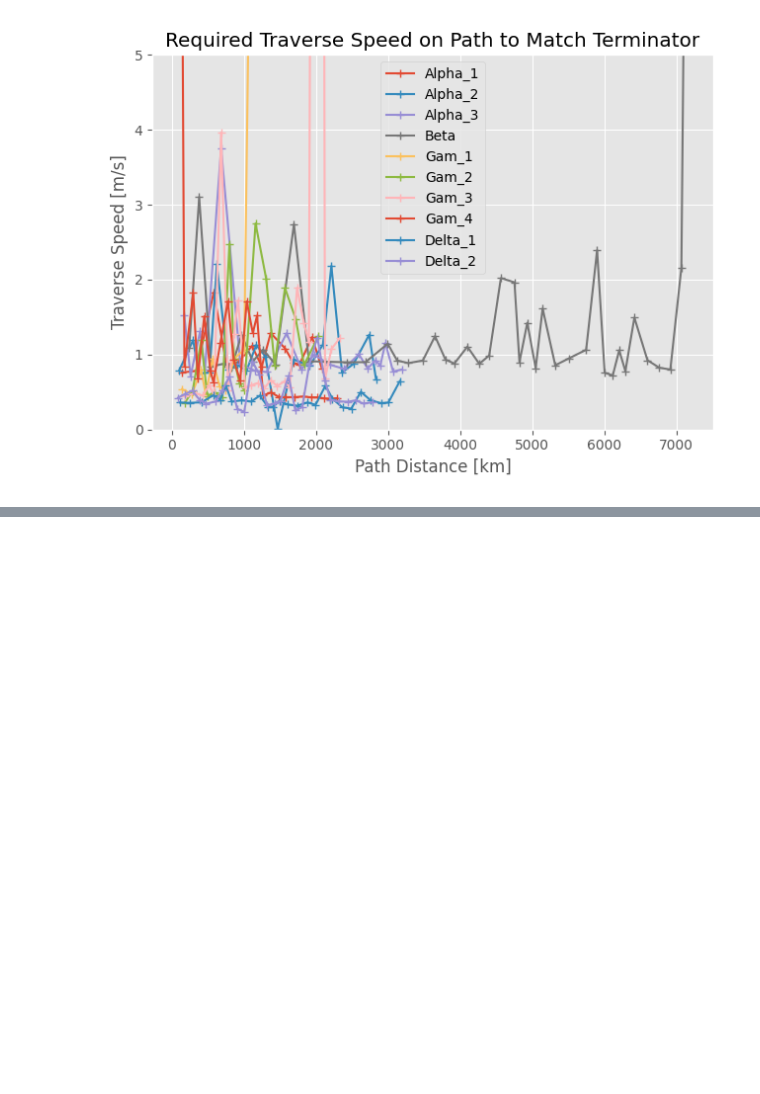
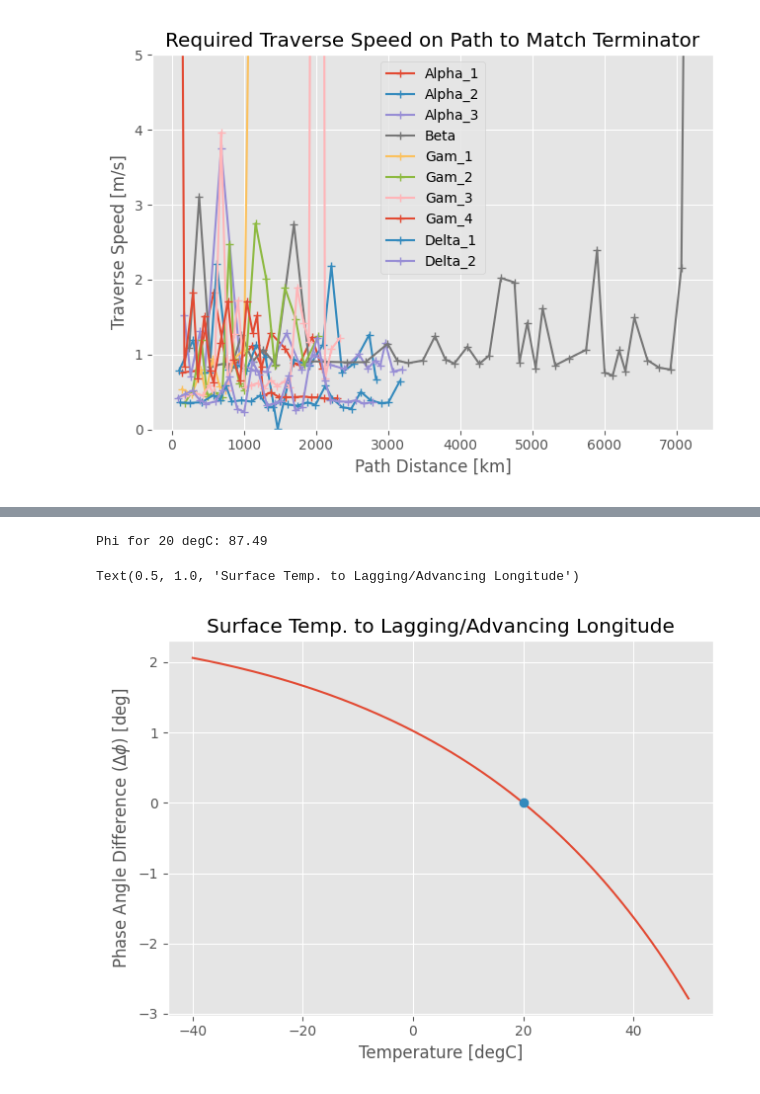
Before and after one commit to natek1234/AER407, a Jupyter notebook: paths/process_paths.ipynb, the cells around one changed output, grey strips where cells are left out. Saved outputs shown, nothing was run; the diff lists cells and outputs as text; code cells hidden in the pictures; blank space fills up the shorter version.

```diff
--- a/paths/process_paths.ipynb
+++ b/paths/process_paths.ipynb
@@ -174,0 +204,20 @@ Required Path Traverse Speed (Mean, Max):
+# %%
+r_au = 0.38
+temp_optimal = 20
+temp_range = [-40, 50]
+phi_optimal = phi_from_surface_temp(273.15 + temp_optimal, r_au)
+print(f"Phi for 20 degC: {phi_optimal:.2f}")
+temps = np.linspace(*temp_range, 200)
+phis = np.array([phi_from_surface_temp(273.15 + temp, r_au) for temp in temps])
+phis -= phi_optimal
+
+fig, ax = plt.subplots()
+ax.plot(temps, phis)
+ax.plot(temp_optimal, 0, "o")
+ax.set_xlabel("Temperature [degC]")
+ax.set_ylabel(r"Phase Angle Difference ($\Delta\phi$) [deg]")
+ax.set_title("Surface Temp. to Lagging/Advancing Longitude")
+# %% [output]
+Phi for 20 degC: 87.49
+Text(0.5, 1.0, 'Surface Temp. to Lagging/Advancing Longitude')
+[figure, added]
```
Also changed, not shown: parts of 3 cells of this notebook.
